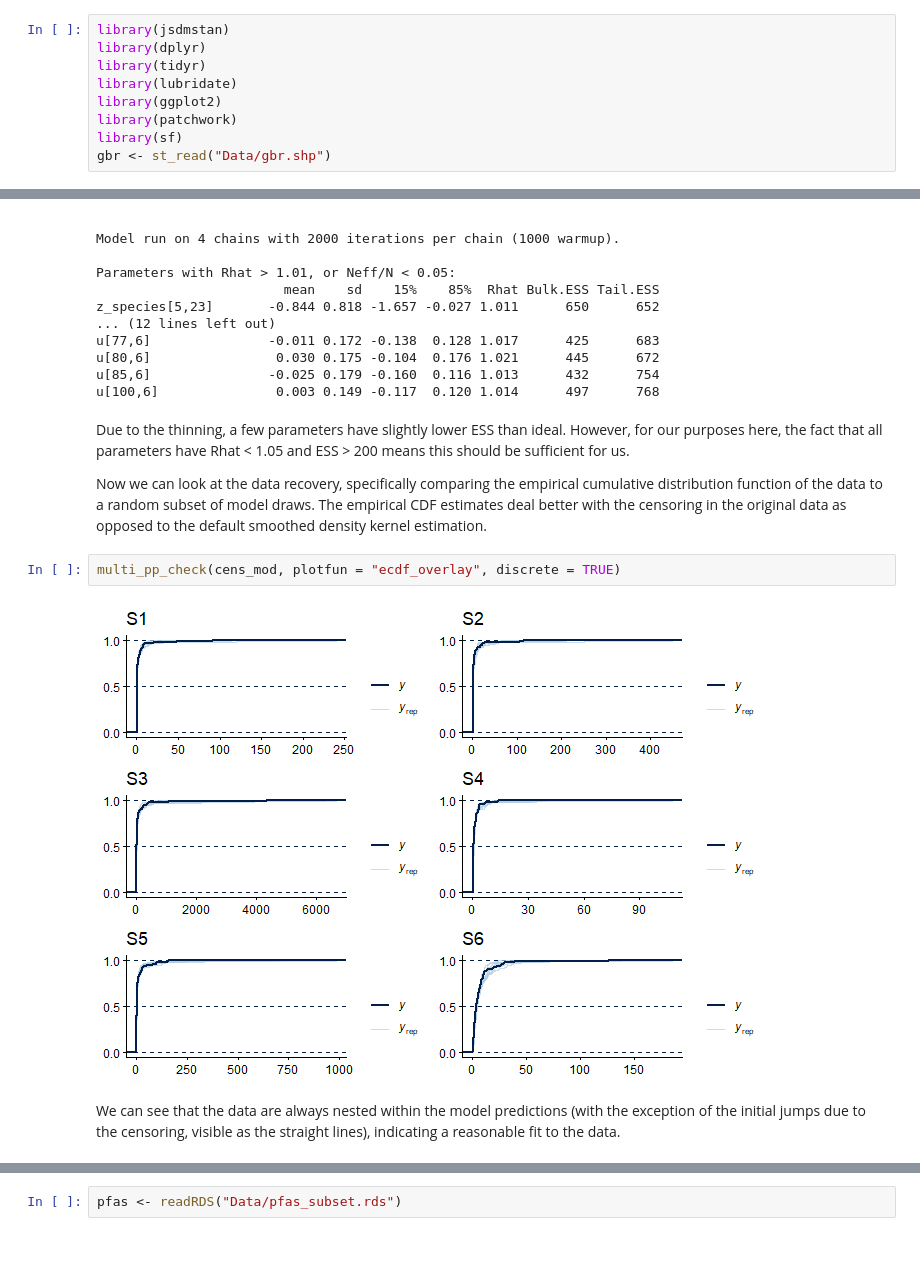
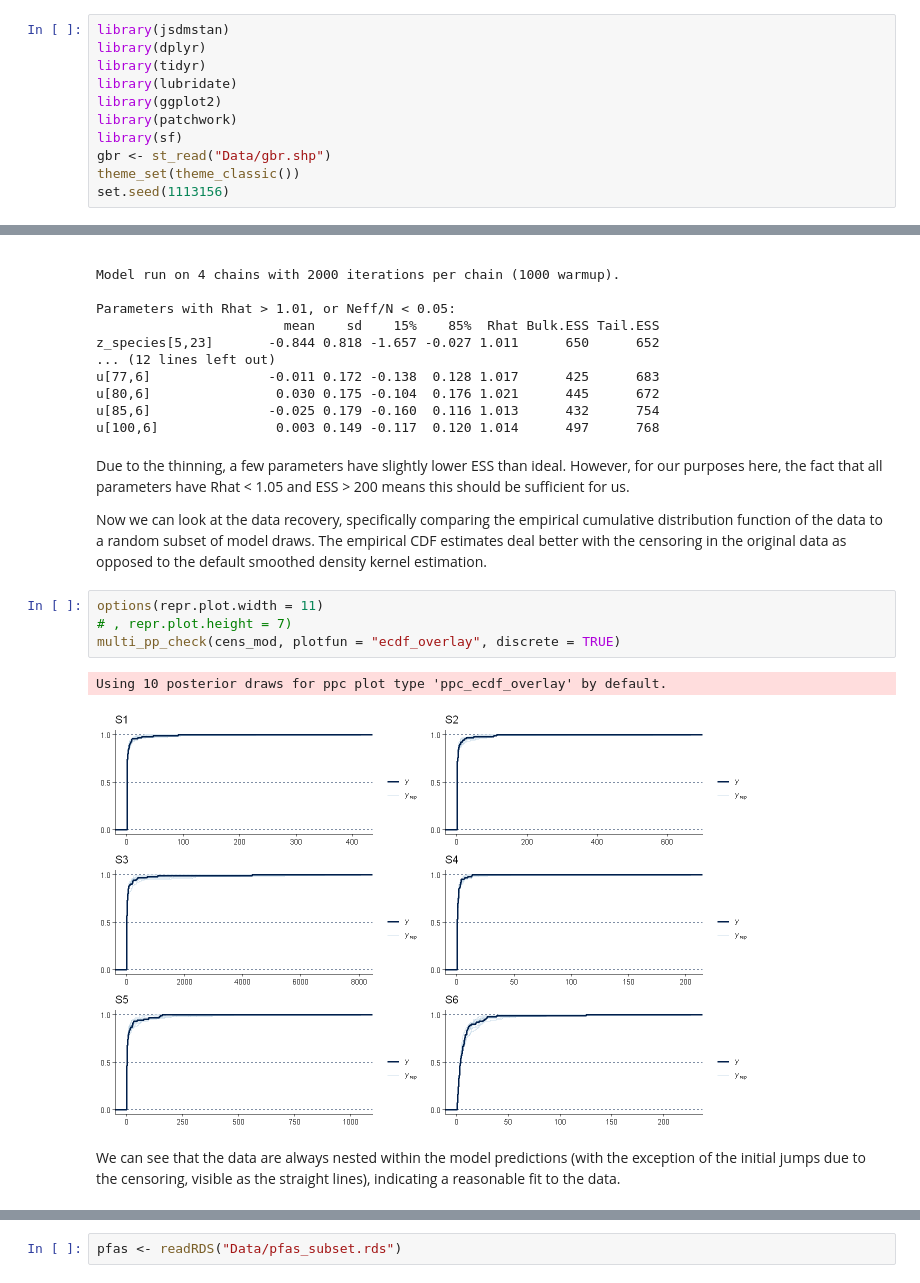
Before and after one commit to NERC-CEH/ds-toolbox-notebook-jsdm-censor, a Jupyter notebook: censor-jsdmstan-vignette.ipynb, the cells around one changed output, grey strips where cells are left out. Saved outputs shown, nothing was run; the diff lists cells and outputs as text; blank space fills up the shorter version.

```diff
--- a/censor-jsdmstan-vignette.ipynb
+++ b/censor-jsdmstan-vignette.ipynb
@@ -27,4 +27,6 @@ library(ggplot2)
 library(patchwork)
 library(sf)
 gbr <- st_read("Data/gbr.shp")
+theme_set(theme_classic())
+set.seed(1113156)
 # %% [output]
@@ -285,23 +182,18 @@ u[80,6]                0.030 0.175 -0.104  0.176 1.021      445      672
 u[85,6]               -0.025 0.179 -0.160  0.116 1.013      432      754
 u[100,6]               0.003 0.149 -0.117  0.120 1.014      497      768
 # %% [markdown]
-Due to the thinning, a few parameters have slightly lower ESS than
-ideal. However, for our purposes here, the fact that all parameters have
-Rhat \< 1.05 and ESS \> 200 means this should be sufficient for us.
+Due to the thinning, a few parameters have slightly lower ESS than ideal. However, for our purposes here, the fact that all parameters have Rhat \< 1.05 and ESS \> 200 means this should be sufficient for us.
 
-Now we can look at the data recovery, specifically comparing the
-empirical cumulative distribution function of the data to a random
-subset of model draws. The empirical CDF estimates deal better with the
-censoring in the original data as opposed to the default smoothed
-density kernel estimation.
+Now we can look at the data recovery, specifically comparing the empirical cumulative distribution function of the data to a random subset of model draws. The empirical CDF estimates deal better with the censoring in the original data as opposed to the default smoothed density kernel estimation.
 # %%
+options(repr.plot.width = 11)
+# , repr.plot.height = 7)
 multi_pp_check(cens_mod, plotfun = "ecdf_overlay", discrete = TRUE)
 # %% [output]
+Using 10 posterior draws for ppc plot type 'ppc_ecdf_overlay' by default.
-[figure, old version]
+[figure, new version]
 # %% [markdown]
-We can see that the data are always nested within the model predictions
-(with the exception of the initial jumps due to the censoring, visible
-as the straight lines), indicating a reasonable fit to the data.
+We can see that the data are always nested within the model predictions (with the exception of the initial jumps due to the censoring, visible as the straight lines), indicating a reasonable fit to the data.
 # %%
 pp_check(cens_mod, plotfun="ecdf_overlay", discrete = TRUE) +
   ggplot2::coord_cartesian(xlim=c(0,2000))
```
Also changed, not shown: parts of 91 cells of this notebook, 1 other file.
